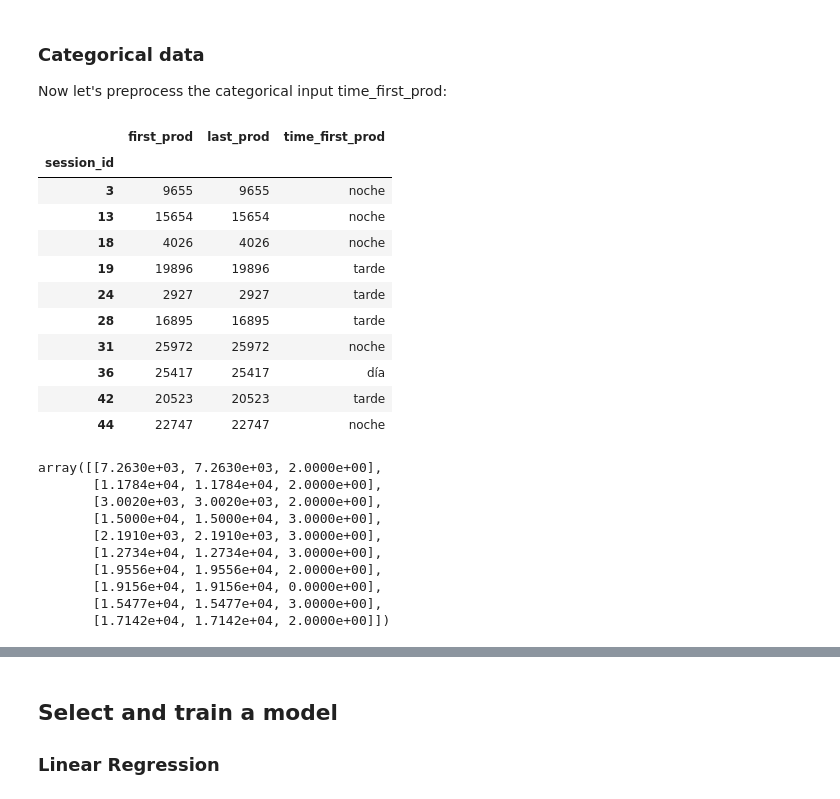
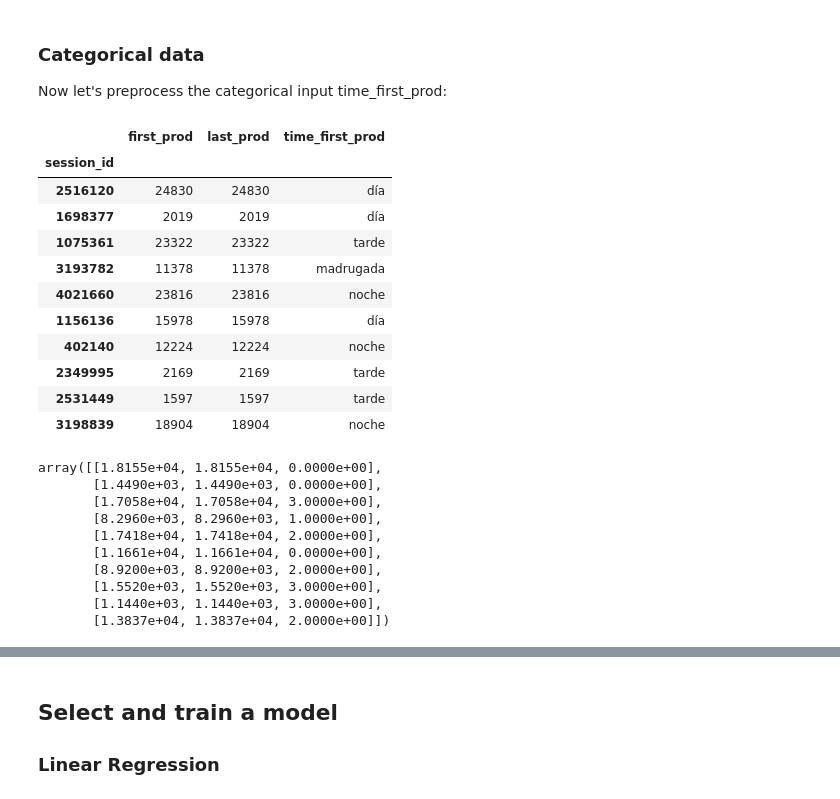
Before and after one commit to LucioBolatti/RecSys22-UB, a Jupyter notebook: ALL_Joan.ipynb, the cells around one changed output, grey strips where cells are left out. Saved outputs shown, nothing was run; the diff lists cells and outputs as text; code cells hidden in the pictures.

```diff
--- a/ALL_Joan.ipynb
+++ b/ALL_Joan.ipynb
@@ -322,39 +328,39 @@ df_clusts.head()
 
 Now let's preprocess the categorical input time_first_prod:
 # %%
-df_cat = df[["first_prod", "last_prod", "time_first_prod"]]
+train_set_cat = train_set[["first_prod", "last_prod", "time_first_prod"]]
 # There is missing values in this category, we will create a new cateogry for those.
-df_cat.fillna('Unknown').head(10)
+train_set_cat.fillna('Unknown').head(10)
 # %% [output]
 |  | first_prod | last_prod | time_first_prod |
 | session_id |  |  |  |
-| 3 | 9655 | 9655 | noche |
-| 13 | 15654 | 15654 | noche |
-| 18 | 4026 | 4026 | noche |
-| 19 | 19896 | 19896 | tarde |
-| 24 | 2927 | 2927 | tarde |
-| 28 | 16895 | 16895 | tarde |
-| 31 | 25972 | 25972 | noche |
-| 36 | 25417 | 25417 | día |
-| 42 | 20523 | 20523 | tarde |
-| 44 | 22747 | 22747 | noche |
+| 2516120 | 24830 | 24830 | día |
+| 1698377 | 2019 | 2019 | día |
+| 1075361 | 23322 | 23322 | tarde |
+| 3193782 | 11378 | 11378 | madrugada |
+| 4021660 | 23816 | 23816 | noche |
+| 1156136 | 15978 | 15978 | día |
+| 402140 | 12224 | 12224 | noche |
+| 2349995 | 2169 | 2169 | tarde |
+| 2531449 | 1597 | 1597 | tarde |
+| 3198839 | 18904 | 18904 | noche |
 # %%
 from sklearn.preprocessing import OrdinalEncoder
 
 ordinal_encoder = OrdinalEncoder()
-df_cat_encoded = ordinal_encoder.fit_transform(df_cat.fillna('Unknown'))
-df_cat_encoded[:10]
+train_set_cat_encoded = ordinal_encoder.fit_transform(train_set_cat.fillna('Unknown'))
+train_set_cat_encoded[:10]
 # %% [output]
-array([[7.2630e+03, 7.2630e+03, 2.0000e+00],
-       [1.1784e+04, 1.1784e+04, 2.0000e+00],
-       [3.0020e+03, 3.0020e+03, 2.0000e+00],
-       [1.5000e+04, 1.5000e+04, 3.0000e+00],
-       [2.1910e+03, 2.1910e+03, 3.0000e+00],
-       [1.2734e+04, 1.2734e+04, 3.0000e+00],
-       [1.9556e+04, 1.9556e+04, 2.0000e+00],
-       [1.9156e+04, 1.9156e+04, 0.0000e+00],
-       [1.5477e+04, 1.5477e+04, 3.0000e+00],
-       [1.7142e+04, 1.7142e+04, 2.0000e+00]])
+array([[1.8155e+04, 1.8155e+04, 0.0000e+00],
+       [1.4490e+03, 1.4490e+03, 0.0000e+00],
+       [1.7058e+04, 1.7058e+04, 3.0000e+00],
+       [8.2960e+03, 8.2960e+03, 1.0000e+00],
+       [1.7418e+04, 1.7418e+04, 2.0000e+00],
+       [1.1661e+04, 1.1661e+04, 0.0000e+00],
+       [8.9200e+03, 8.9200e+03, 2.0000e+00],
+       [1.5520e+03, 1.5520e+03, 3.0000e+00],
+       [1.1440e+03, 1.1440e+03, 3.0000e+00],
+       [1.3837e+04, 1.3837e+04, 2.0000e+00]])
 # %%
 ordinal_encoder.categories_
 # %% [output]
```
Also changed, not shown: parts of 23 cells of this notebook, 1 other file.
